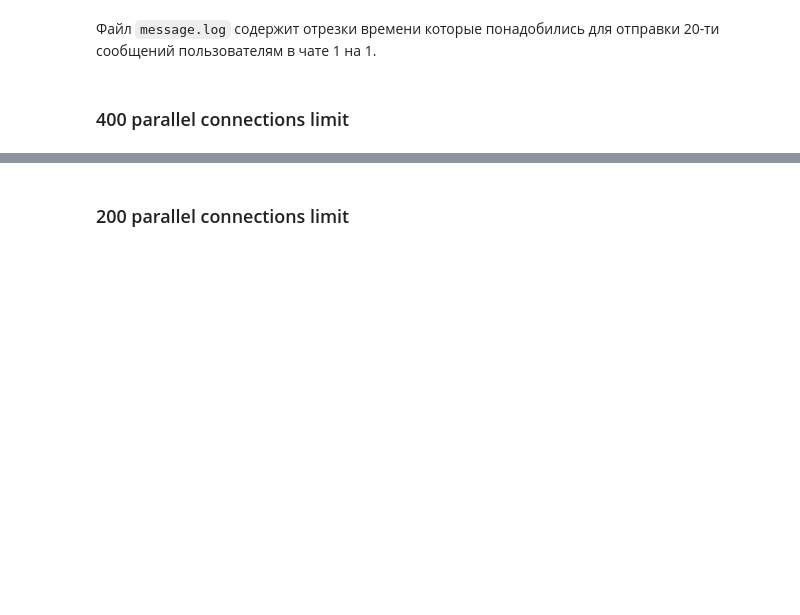
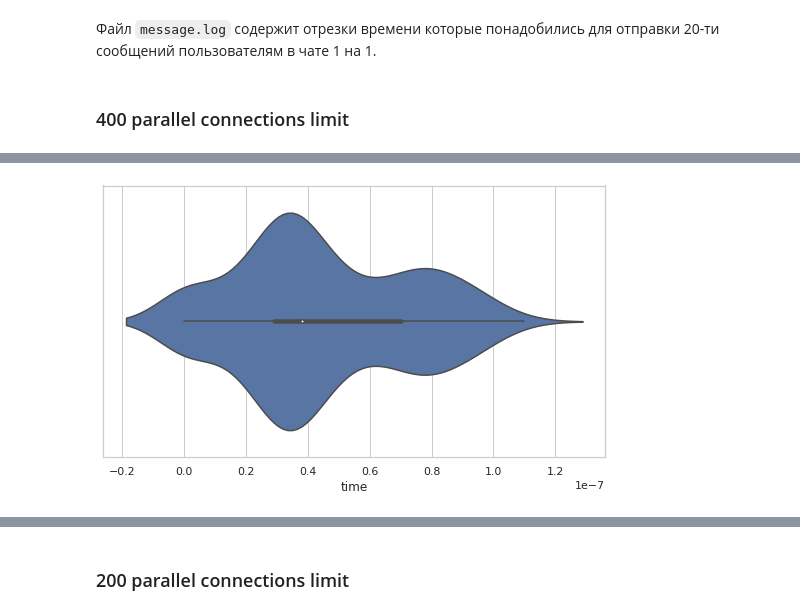
Before and after one commit to helllynx/matrix_stress_test, a Jupyter notebook: jupyter/LoadStatistics.ipynb, the cells around one changed output, grey strips where cells are left out. Drawn from its saved outputs; the diff is of its cells as text; code cells hidden in the pictures; blank space fills up the shorter version.

```diff
--- a/jupyter/LoadStatistics.ipynb
+++ b/jupyter/LoadStatistics.ipynb
@@ -42 +47,8 @@ ax = sns.violinplot(x="time", hue="time", data=data_messages_400, scale="count")
 [interactive output not drawn]
+# %%
+data_messages_400_per_sec = pd.read_csv(
+    "../test_results/400_threads/message_per_sec.log", names=["time"]
+)
+data_messages_400_per_sec = data_messages_400_per_sec.apply(
+    lambda x: x / 10 ** 9, axis=1
+)
@@ -42,0 +70,4 @@ ax = sns.violinplot(x="time", hue="time", data=data_messages_400, scale="count")
+# %%
+ax = sns.violinplot(x="time", hue="time", data=data_messages_400_per_sec, scale="count")
+# %% [output]
+[figure, added]
```
Also changed, not shown: parts of 21 cells of this notebook, 4 other files.
